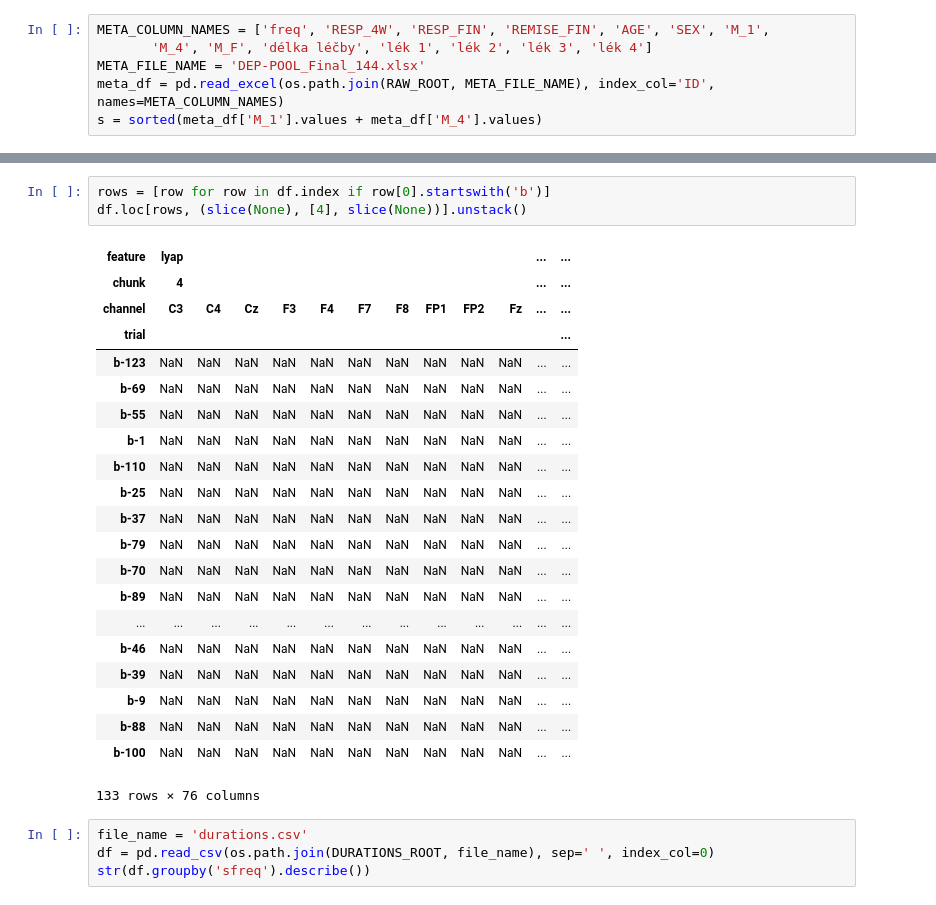
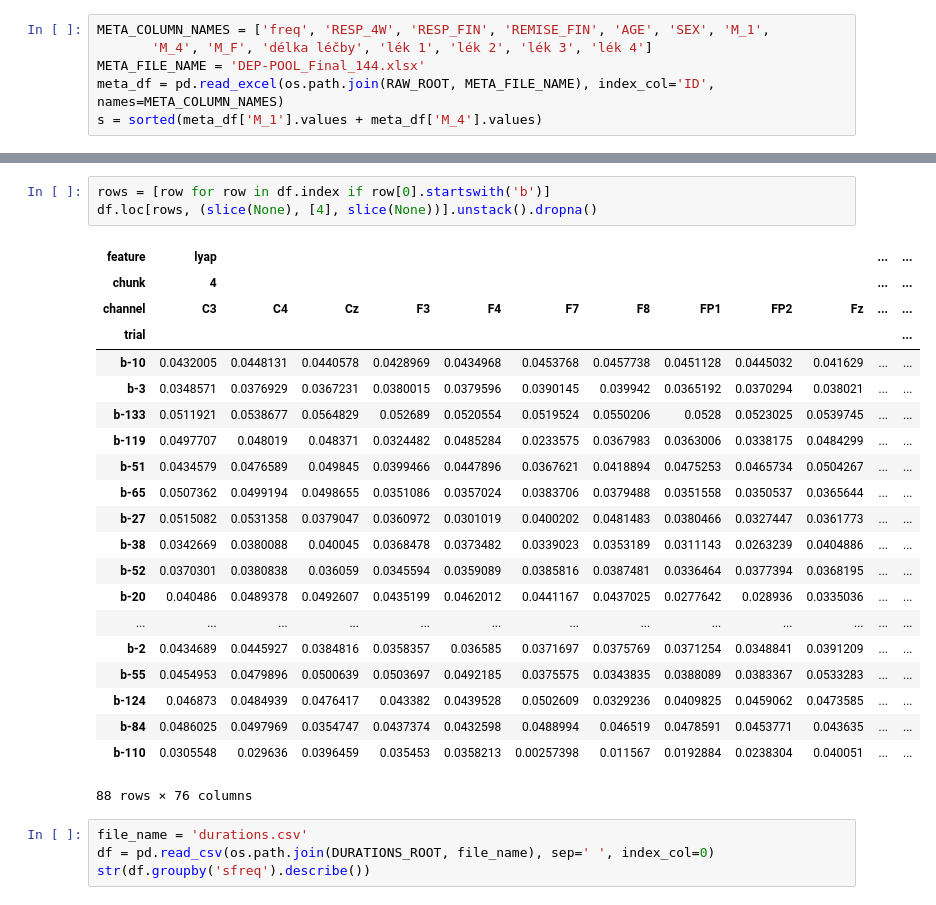
Before and after one commit to mirgee/thesis_project, a Jupyter notebook: notebooks/02-nl-measures.ipynb, the cells around one changed output, grey strips where cells are left out. Saved outputs shown, nothing was run; the diff lists cells and outputs as text.

```diff
--- a/notebooks/02-nl-measures.ipynb
+++ b/notebooks/02-nl-measures.ipynb
@@ -93,29 +93,29 @@ chunk  channel
 Length: 95, dtype: object
 # %%
 rows = [row for row in df.index if row[0].startswith('b')]
-df.loc[rows, (slice(None), [4], slice(None))].unstack()
+df.loc[rows, (slice(None), [4], slice(None))].unstack().dropna()
 # %% [output]
 | feature | lyap |  |  |  |  |  |  |  |  |  | ... | ... |
 | chunk | 4 |  |  |  |  |  |  |  |  |  | ... | ... |
 | channel | C3 | C4 | Cz | F3 | F4 | F7 | F8 | FP1 | FP2 | Fz | ... | ... |
 | trial |  |  |  |  |  |  |  |  |  |  |  | ... |
-| b-123 | NaN | NaN | NaN | NaN | NaN | NaN | NaN | NaN | NaN | NaN | ... | ... |
-| b-69 | NaN | NaN | NaN | NaN | NaN | NaN | NaN | NaN | NaN | NaN | ... | ... |
-| b-55 | NaN | NaN | NaN | NaN | NaN | NaN | NaN | NaN | NaN | NaN | ... | ... |
-| b-1 | NaN | NaN | NaN | NaN | NaN | NaN | NaN | NaN | NaN | NaN | ... | ... |
-| b-110 | NaN | NaN | NaN | NaN | NaN | NaN | NaN | NaN | NaN | NaN | ... | ... |
-| b-25 | NaN | NaN | NaN | NaN | NaN | NaN | NaN | NaN | NaN | NaN | ... | ... |
-| b-37 | NaN | NaN | NaN | NaN | NaN | NaN | NaN | NaN | NaN | NaN | ... | ... |
-| b-79 | NaN | NaN | NaN | NaN | NaN | NaN | NaN | NaN | NaN | NaN | ... | ... |
-| b-70 | NaN | NaN | NaN | NaN | NaN | NaN | NaN | NaN | NaN | NaN | ... | ... |
-| b-89 | NaN | NaN | NaN | NaN | NaN | NaN | NaN | NaN | NaN | NaN | ... | ... |
+| b-10 | 0.0432005 | 0.0448131 | 0.0440578 | 0.0428969 | 0.0434968 | 0.0453768 | 0.0457738 | 0.0451128 | 0.0445032 | 0.041629 | ... | ... |
+| b-3 | 0.0348571 | 0.0376929 | 0.0367231 | 0.0380015 | 0.0379596 | 0.0390145 | 0.039942 | 0.0365192 | 0.0370294 | 0.038021 | ... | ... |
+| b-133 | 0.0511921 | 0.0538677 | 0.0564829 | 0.052689 | 0.0520554 | 0.0519524 | 0.0550206 | 0.0528 | 0.0523025 | 0.0539745 | ... | ... |
+| b-119 | 0.0497707 | 0.048019 | 0.048371 | 0.0324482 | 0.0485284 | 0.0233575 | 0.0367983 | 0.0363006 | 0.0338175 | 0.0484299 | ... | ... |
+| b-51 | 0.0434579 | 0.0476589 | 0.049845 | 0.0399466 | 0.0447896 | 0.0367621 | 0.0418894 | 0.0475253 | 0.0465734 | 0.0504267 | ... | ... |
+| b-65 | 0.0507362 | 0.0499194 | 0.0498655 | 0.0351086 | 0.0357024 | 0.0383706 | 0.0379488 | 0.0351558 | 0.0350537 | 0.0365644 | ... | ... |
+| b-27 | 0.0515082 | 0.0531358 | 0.0379047 | 0.0360972 | 0.0301019 | 0.0400202 | 0.0481483 | 0.0380466 | 0.0327447 | 0.0361773 | ... | ... |
+| b-38 | 0.0342669 | 0.0380088 | 0.040045 | 0.0368478 | 0.0373482 | 0.0339023 | 0.0353189 | 0.0311143 | 0.0263239 | 0.0404886 | ... | ... |
+| b-52 | 0.0370301 | 0.0380838 | 0.036059 | 0.0345594 | 0.0359089 | 0.0385816 | 0.0387481 | 0.0336464 | 0.0377394 | 0.0368195 | ... | ... |
+| b-20 | 0.040486 | 0.0489378 | 0.0492607 | 0.0435199 | 0.0462012 | 0.0441167 | 0.0437025 | 0.0277642 | 0.028936 | 0.0335036 | ... | ... |
 | ... | ... | ... | ... | ... | ... | ... | ... | ... | ... | ... | ... | ... |
-| b-46 | NaN | NaN | NaN | NaN | NaN | NaN | NaN | NaN | NaN | NaN | ... | ... |
-| b-39 | NaN | NaN | NaN | NaN | NaN | NaN | NaN | NaN | NaN | NaN | ... | ... |
-| b-9 | NaN | NaN | NaN | NaN | NaN | NaN | NaN | NaN | NaN | NaN | ... | ... |
-| b-88 | NaN | NaN | NaN | NaN | NaN | NaN | NaN | NaN | NaN | NaN | ... | ... |
-| b-100 | NaN | NaN | NaN | NaN | NaN | NaN | NaN | NaN | NaN | NaN | ... | ... |
+| b-2 | 0.0434689 | 0.0445927 | 0.0384816 | 0.0358357 | 0.036585 | 0.0371697 | 0.0375769 | 0.0371254 | 0.0348841 | 0.0391209 | ... | ... |
+| b-55 | 0.0454953 | 0.0479896 | 0.0500639 | 0.0503697 | 0.0492185 | 0.0375575 | 0.0343835 | 0.0388089 | 0.0383367 | 0.0533283 | ... | ... |
+| b-124 | 0.046873 | 0.0484939 | 0.0476417 | 0.043382 | 0.0439528 | 0.0502609 | 0.0329236 | 0.0409825 | 0.0459062 | 0.0473585 | ... | ... |
+| b-84 | 0.0486025 | 0.0497969 | 0.0354747 | 0.0437374 | 0.0432598 | 0.0488994 | 0.046519 | 0.0478591 | 0.0453771 | 0.043635 | ... | ... |
+| b-110 | 0.0305548 | 0.029636 | 0.0396459 | 0.035453 | 0.0358213 | 0.00257398 | 0.011567 | 0.0192884 | 0.0238304 | 0.040051 | ... | ... |
-133 rows × 76 columns
+88 rows × 76 columns
 # %%
 file_name = 'durations.csv'
 df = pd.read_csv(os.path.join(DURATIONS_ROOT, file_name), sep=' ', index_col=0)
```
Also changed, not shown: parts of 2 cells of this notebook, 2 other files.
